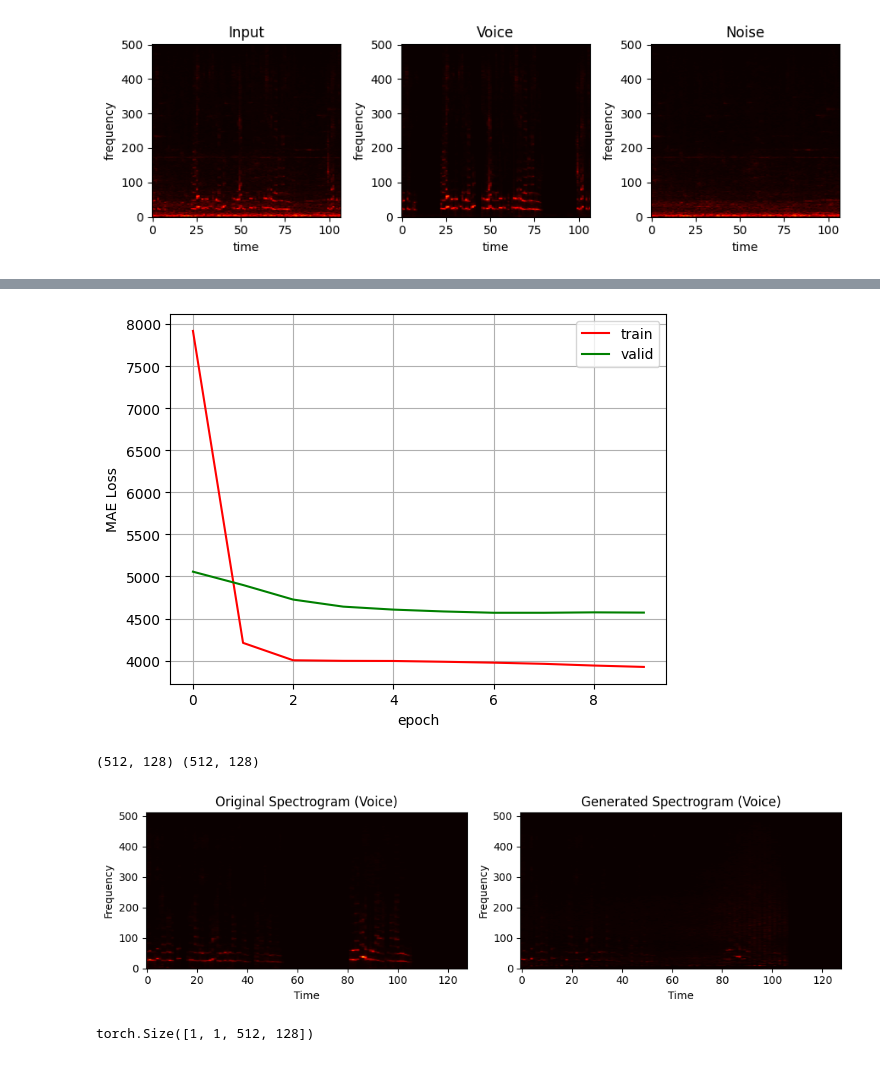
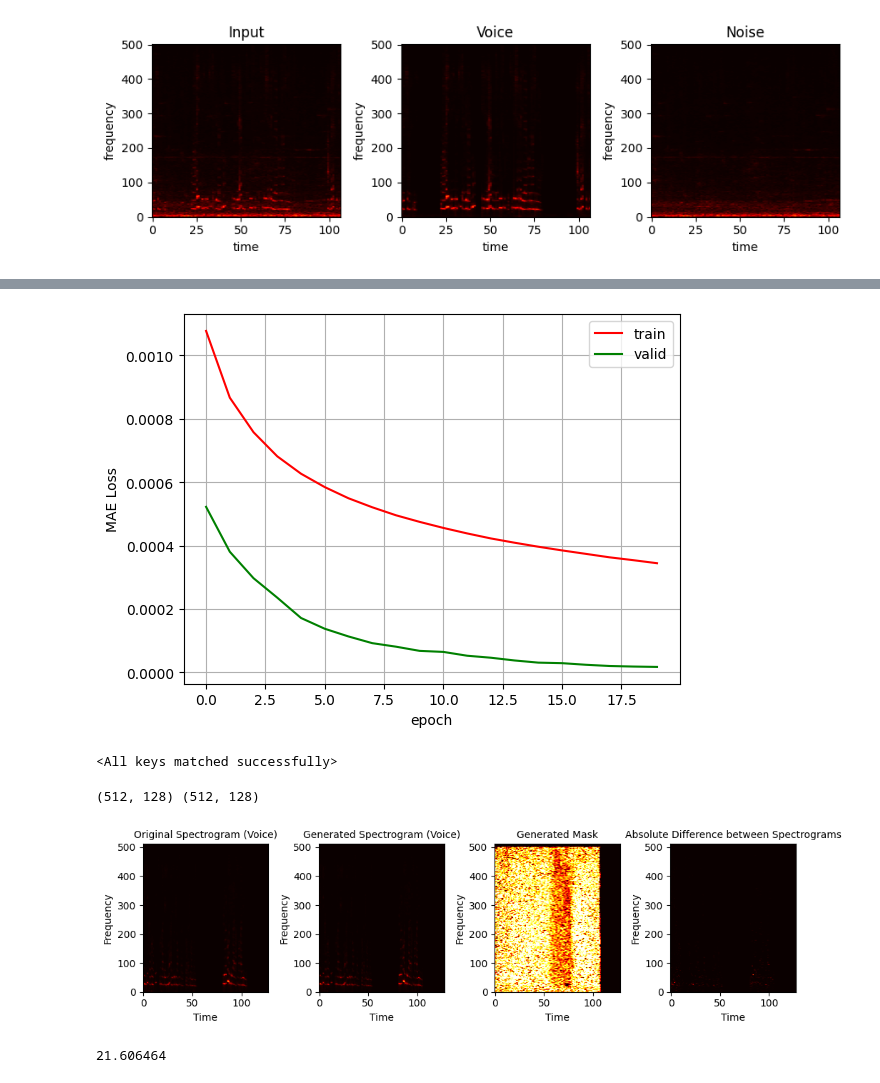
Before and after one commit to Lorbru/dlts-project, a Jupyter notebook: UNet_demo.ipynb, the cells around one changed output, grey strips where cells are left out. Saved outputs shown, nothing was run; the diff lists cells and outputs as text; code cells hidden in the pictures.

```diff
--- a/UNet_demo.ipynb
+++ b/UNet_demo.ipynb
@@ -100,4 +91,4 @@ voice_train_dataset.take_spectrogram()
 voice_test_dataset = Audiodataset('test', padding = True,getitem='voice')
 voice_test_dataset.take_spectrogram()
 # %%
-voice_model, voice_losses = UNet.trainModel(voice_train_dataset, data_type='Voice', n_epochs=10, batch_size=16, learning_rate=0.0001, valid_dataset=voice_test_dataset)
+#voice_model, voice_losses = UNet.trainModel(voice_train_dataset, data_type='Voice', n_epochs=20, batch_size=16, learning_rate=0.001, valid_dataset=voice_test_dataset)
@@ -113,5 +95,5 @@ KeyboardInterrupt:
 # %%
-voice_scores_UNet = pd.read_csv('Scores/UNet/Voice/UNetSAE.csv')
+voice_scores_UNet = pd.read_csv('Scores/UNet/Voice/UNetMAE.csv')
 voice_train_error = voice_scores_UNet['train']
 voice_valid_error = voice_scores_UNet['valid']
 plt.plot(voice_train_error, color='red', label='train')
@@ -120,9 +102,17 @@ plt.grid()
 plt.legend()
 plt.xlabel('epoch')
 plt.ylabel('MAE Loss')
-plt.savefig('Figs/VoiceUNetLoss.png')
+plt.savefig('Figs/UNet_voice_loss.png')
 # %% [output]
-[figure, old version]
+[figure, new version]
+# %%
+device = torch.device("cuda:0" if torch.cuda.is_available() else "cpu")
+voice_model = UNet().to(device)
+
+# Ensure that the map_location is set to CPU if CUDA is not available
+voice_model.load_state_dict(torch.load('Paths/UNet/Voice/model_20.pth', map_location=device))
+# %% [output]
+<All keys matched successfully>
 # %%
 idx = 2
 X, Y = voice_test_dataset[idx]
@@ -131,29 +119,46 @@ X, Y = voice_test_dataset[idx]
 output = voice_model(X.unsqueeze(0).unsqueeze(0).to(device))
 # %%
+Y_ = Y.unsqueeze(0).unsqueeze(0).to(device)
+pred = output * Y_
+
 Vtrue = Y.detach().cpu().numpy()  # Move to CPU before converting to NumPy
-Vpred = output.squeeze().detach().cpu().numpy()  # Move to CPU before converting to NumPy
+Vpred = (pred).squeeze().detach().cpu().numpy()  # Move to CPU before converting to NumPy
+mask = output.squeeze().detach().cpu().numpy()
+
 print(Vpred.shape, Vtrue.shape)
-fig, axs = plt.subplots(1, 2, figsize=(10, 3))
+
+fig, axs = plt.subplots(1, 4, figsize=(10, 3))
 
 axs[0].imshow(Vtrue, aspect='auto', origin='lower', cmap='hot')
-axs[0].set_title('Original Spectrogram (Voice)')
+axs[0].set_title('Original Spectrogram (Voice)', fontsize=10)  # Reduce title size
 axs[0].set_xlabel('Time')
 axs[0].set_ylabel('Frequency')
 
 axs[1].imshow(Vpred, aspect='auto', origin='lower', cmap='hot')
-axs[1].set_title('Generated Spectrogram (Voice)')
+axs[1].set_title('Generated Spectrogram (Voice)', fontsize=10)  # Reduce title size
 axs[1].set_xlabel('Time')
 axs[1].set_ylabel('Frequency')
 
+axs[2].imshow(mask, aspect='auto', origin='lower', cmap='hot')
+axs[2].set_title('Generated Mask', fontsize=10)  # Reduce title size
+axs[2].set_xlabel('Time')
+axs[2].set_ylabel('Frequency')
+
+axs[3].imshow(np.abs(Vpred - Vtrue), aspect='auto', origin='lower', cmap='hot')
+axs[3].set_title('Absolute Difference between Spectrograms', fontsize=10)  # Reduce title size
+axs[3].set_xlabel('Time')
+axs[3].set_ylabel('Frequency')
+
 plt.tight_layout()
+plt.savefig('Figs/UNet_voice_sp.png')
 plt.show()
 # %% [output]
 (512, 128) (512, 128)
-[figure, old version]
+[figure, new version]
-# %%
-output.shape
-# %% [output]
-torch.Size([1, 1, 512, 128])
+# %%
+np.sum(np.abs(Vtrue-Vpred))
+# %% [output]
+21.606464
 # %%
 reconstructed_true = voice_test_dataset.reconstruct(Y, id0=idx, reference = 'voice')
 IPython.display.Audio(reconstructed_true.detach().numpy(), rate=8000)
```
Also changed, not shown: parts of 47 cells of this notebook, 18 other files.
